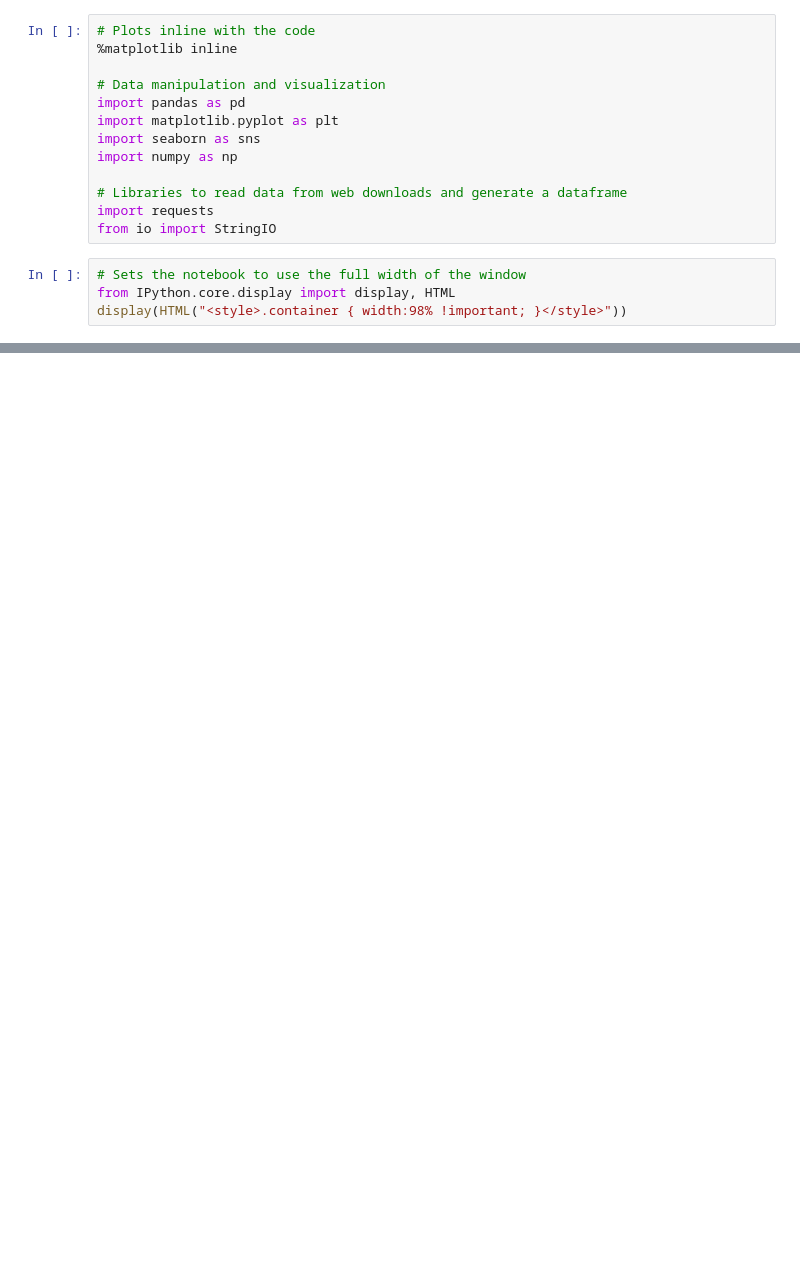
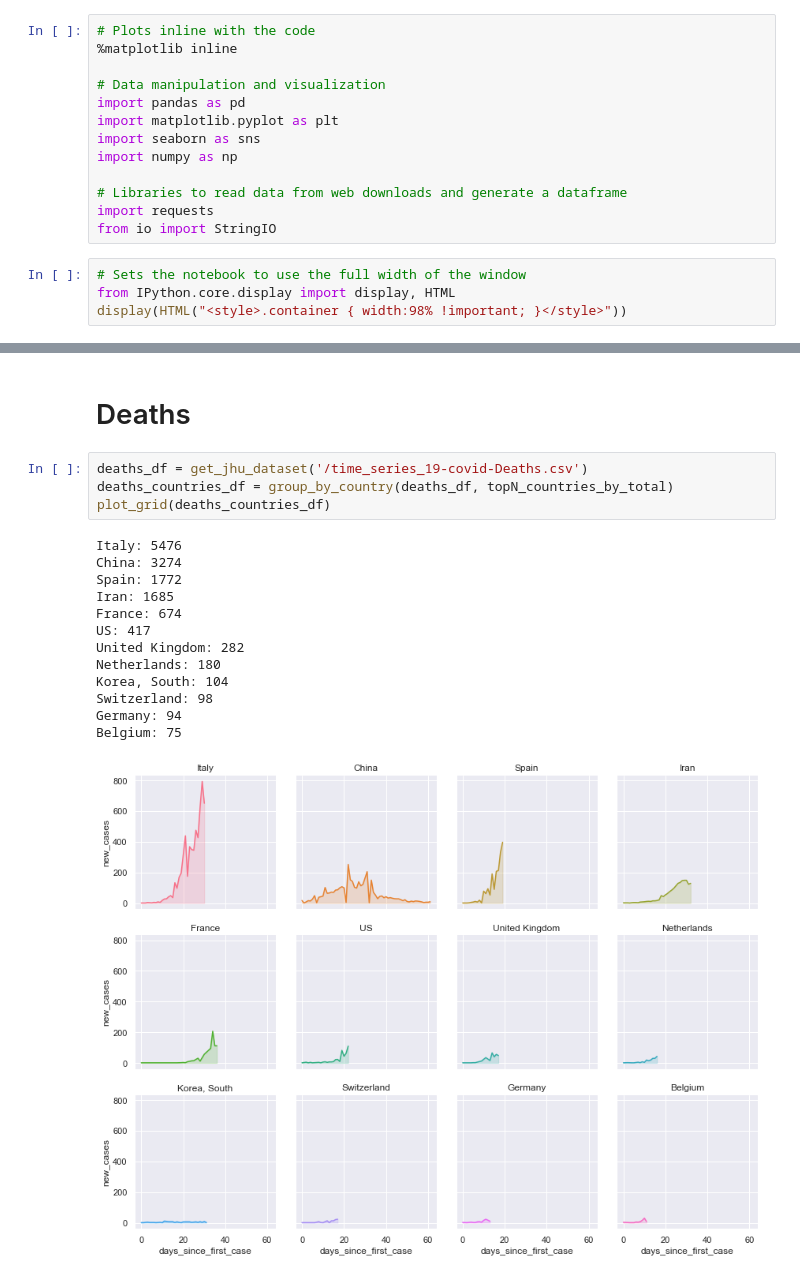
Before and after one commit to denisfookune/covid19-dailycases, a Jupyter notebook: covid19_JHU.ipynb, the cells around one changed output, grey strips where cells are left out. Drawn from its saved outputs; the diff is of its cells as text; blank space fills up the shorter version.

```diff
--- a/covid19_JHU.ipynb
+++ b/covid19_JHU.ipynb
@@ -215,0 +142,20 @@ with sns.axes_style("darkgrid"):
+# %% [markdown]
+# Deaths
+# %%
+deaths_df = get_jhu_dataset('/time_series_19-covid-Deaths.csv')
+deaths_countries_df = group_by_country(deaths_df, topN_countries_by_total)
+plot_grid(deaths_countries_df)
+# %% [output]
+Italy: 5476
+China: 3274
+Spain: 1772
+Iran: 1685
+France: 674
+US: 417
+United Kingdom: 282
+Netherlands: 180
+Korea, South: 104
+Switzerland: 98
+Germany: 94
+Belgium: 75
+[figure, added]
```
Also changed, not shown: parts of 19 cells of this notebook.
